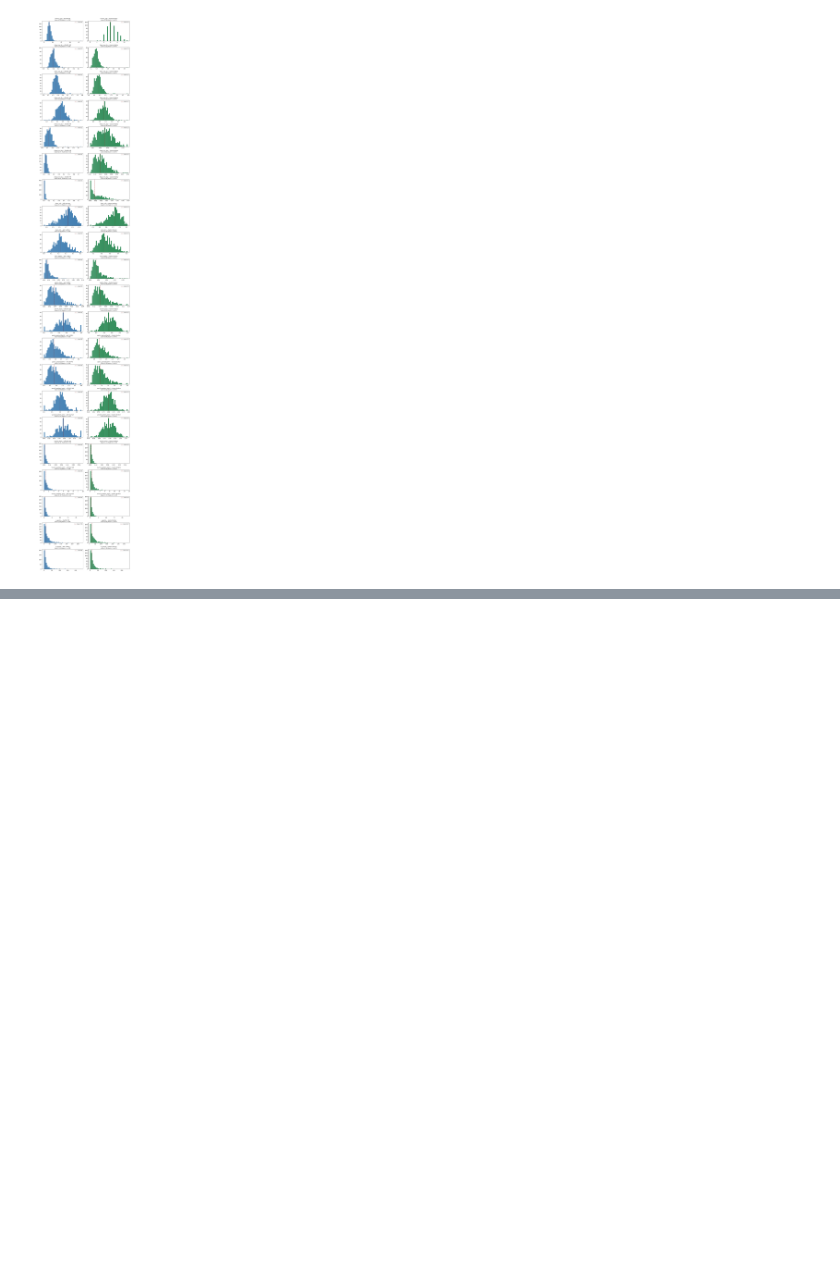
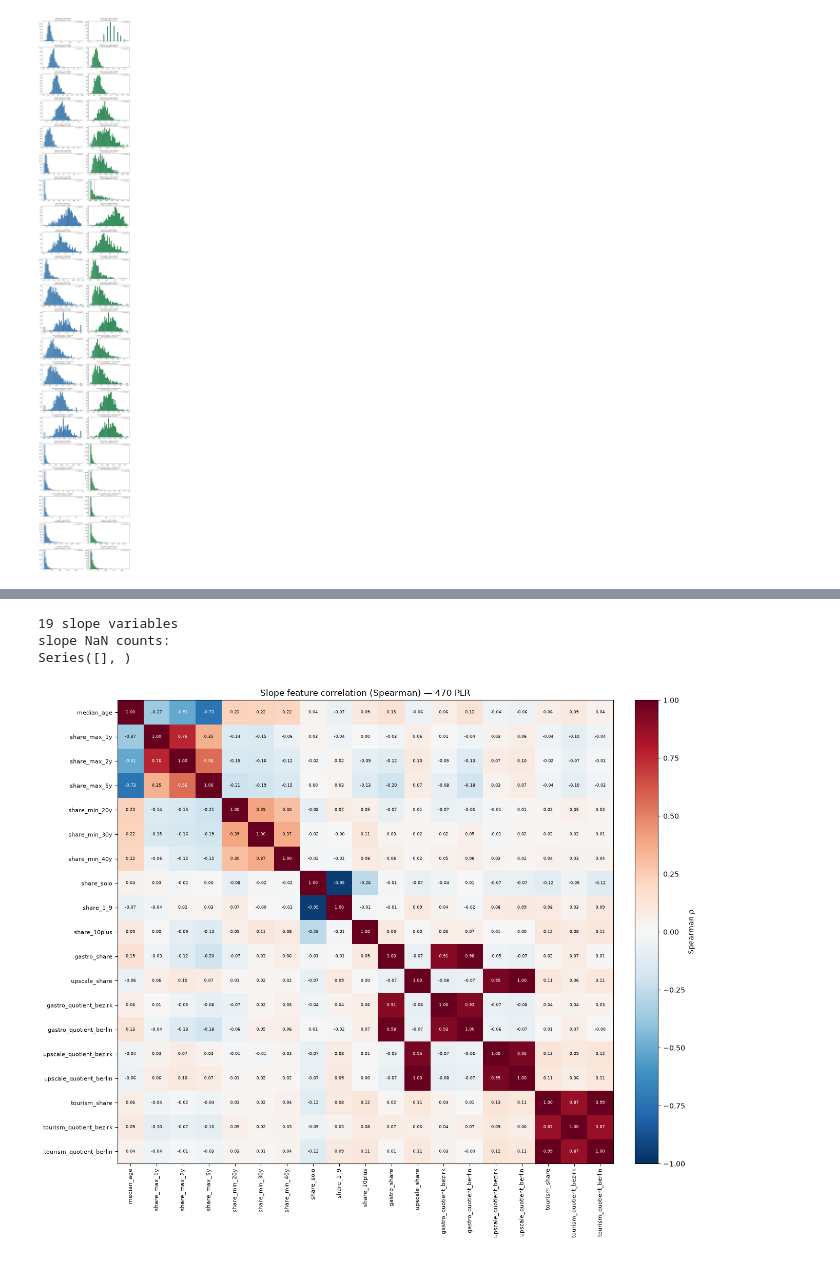
Before and after one commit to mshlg/capstone-kiezkeeper, a Jupyter notebook: notebooks/EDA/commercial_dimension_EDA.ipynb, the cells around one changed output, grey strips where cells are left out. Cells and saved outputs as stored; diff of their text form; code cells hidden in the pictures; blank space fills up the shorter version.

```diff
--- a/notebooks/EDA/commercial_dimension_EDA.ipynb
+++ b/notebooks/EDA/commercial_dimension_EDA.ipynb
@@ -108,0 +200,41 @@ print(skew_tab.to_string(index=False))
+# %%
+# the 19 slope variables (same base variables as the levels)
+slope_vars = [
+    "com_median_age_slope",
+    "com_share_max_1y_slope", "com_share_max_2y_slope", "com_share_max_5y_slope",
+    "com_share_min_20y_slope", "com_share_min_30y_slope", "com_share_min_40y_slope",
+    "com_share_solo_slope", "com_share_1_9_slope", "com_share_10plus_slope",
+    "com_gastro_share_slope", "com_upscale_share_slope",
+    "com_gastro_quotient_bezirk_slope", "com_gastro_quotient_berlin_slope",
+    "com_upscale_quotient_bezirk_slope", "com_upscale_quotient_berlin_slope",
+    "com_tourism_share_slope", "com_tourism_quotient_bezirk_slope",
+    "com_tourism_quotient_berlin_slope",
+]
+print(len(slope_vars), "slope variables")
+print("slope NaN counts:")
+print(cs[slope_vars].isna().sum()[lambda s: s > 0].to_string() or "  none")
+# %% [output]
+19 slope variables
+slope NaN counts:
+Series([], )
+# %%
+# Spearman heatmap of the slopes (gastro-applicable subset)
+corr_s = cs[slope_vars].corr(method="spearman")
+
+labels_s = [c.replace("com_", "").replace("_slope", "") for c in slope_vars]
+fig, ax = plt.subplots(figsize=(13, 11))
+im = ax.imshow(corr_s, cmap="RdBu_r", vmin=-1, vmax=1, aspect="auto")
+ax.set_xticks(range(len(slope_vars))); ax.set_yticks(range(len(slope_vars)))
+ax.set_xticklabels(labels_s, rotation=90, fontsize=8)
+ax.set_yticklabels(labels_s, fontsize=8)
+for i in range(len(slope_vars)):
+    for j in range(len(slope_vars)):
+        val = corr_s.iloc[i, j]
+        ax.text(j, i, f"{val:.2f}", ha="center", va="center",
+                fontsize=6, color="white" if abs(val) > 0.5 else "black")
+fig.colorbar(im, ax=ax, fraction=0.046, pad=0.04, label="Spearman ρ")
+ax.set_title(f"Slope feature correlation (Spearman) — {len(cs)} PLR", fontsize=12)
+plt.tight_layout()
+plt.show()
+# %% [output]
+[figure, added]
```
Also changed, not shown: parts of 17 cells of this notebook.
